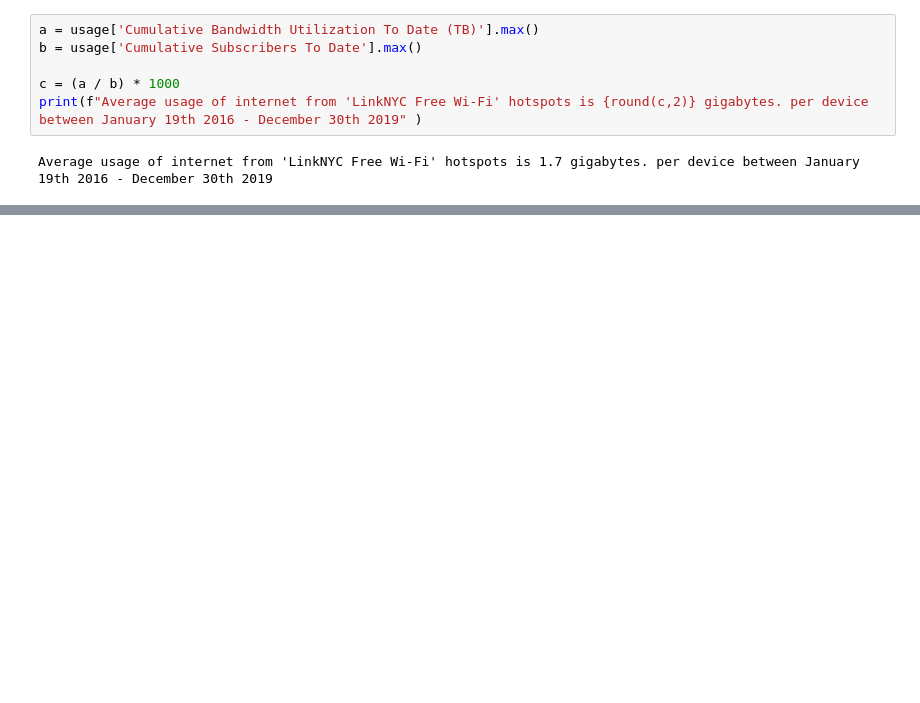
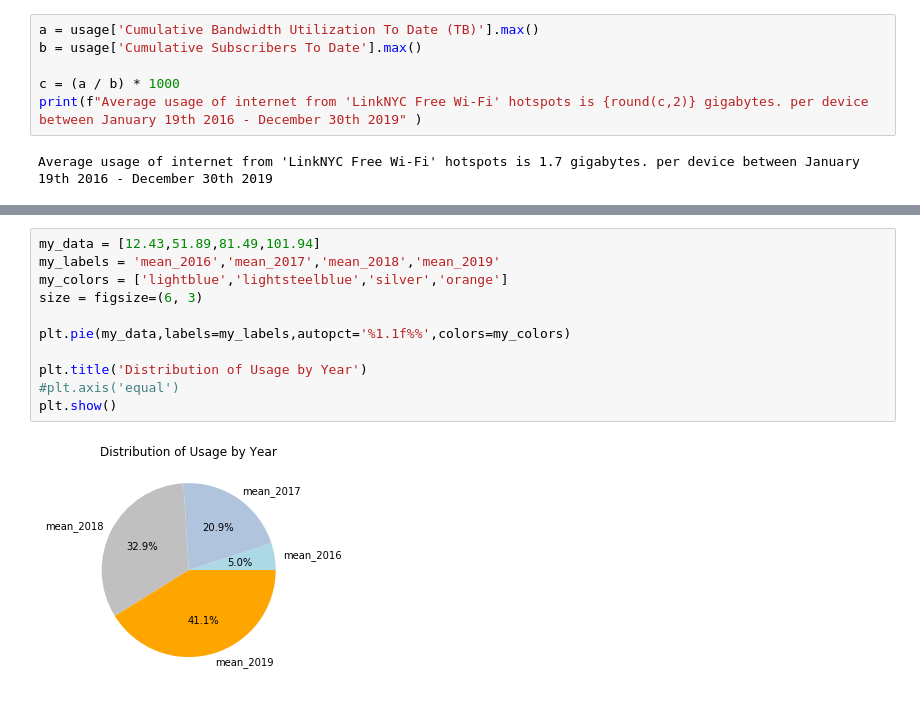
Before and after one commit to citrus304/Columbia-Project, a Jupyter notebook: dev/Yusuf/wifi-usage.ipynb, the cells around one changed output, grey strips where cells are left out. Drawn from its saved outputs; the diff is of its cells as text; blank space fills up the shorter version.

```diff
--- a/dev/Yusuf/wifi-usage.ipynb
+++ b/dev/Yusuf/wifi-usage.ipynb
@@ -204,0 +224,13 @@ combined_data
+# %%
+my_data = [12.43,51.89,81.49,101.94]
+my_labels = 'mean_2016','mean_2017','mean_2018','mean_2019'
+my_colors = ['lightblue','lightsteelblue','silver','orange']
+size = figsize=(6, 3)
+
+plt.pie(my_data,labels=my_labels,autopct='%1.1f%%',colors=my_colors)
+
+plt.title('Distribution of Usage by Year')
+#plt.axis('equal')
+plt.show()
+# %% [output]
+[figure, added]
```
Also changed, not shown: parts of 9 cells of this notebook.
